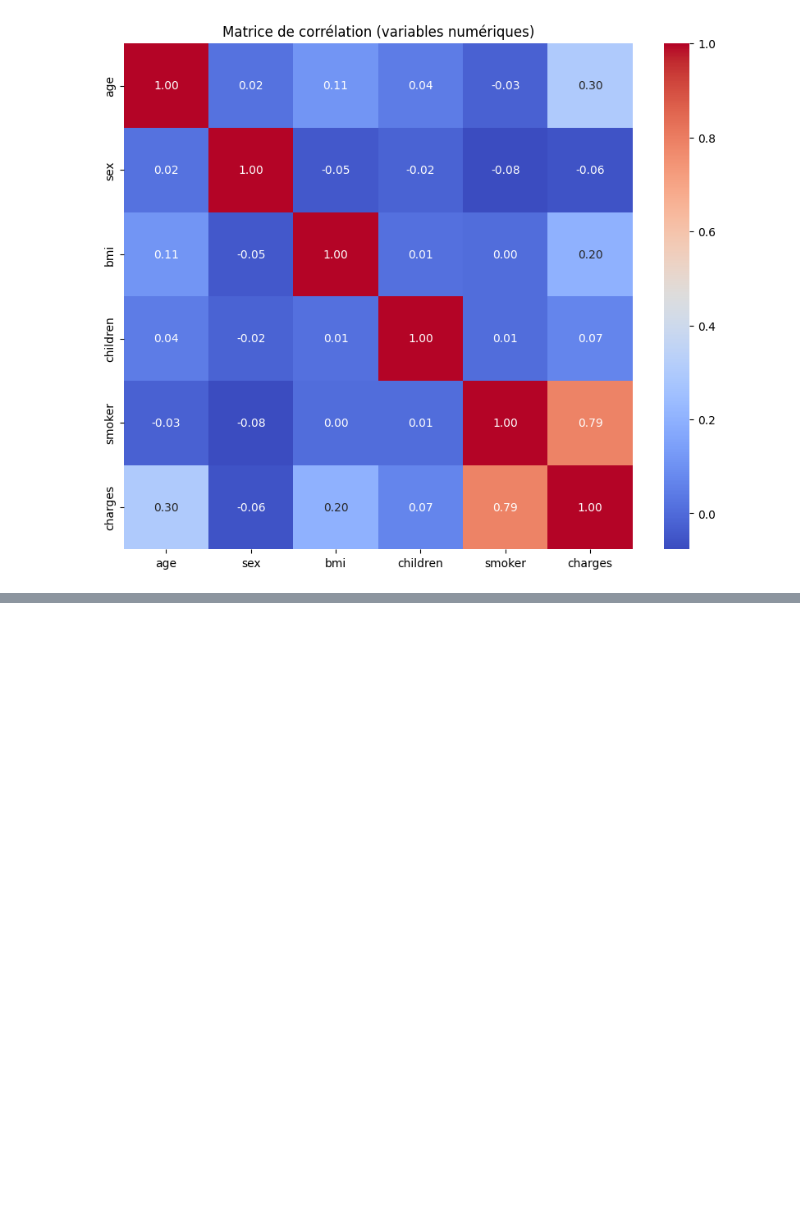
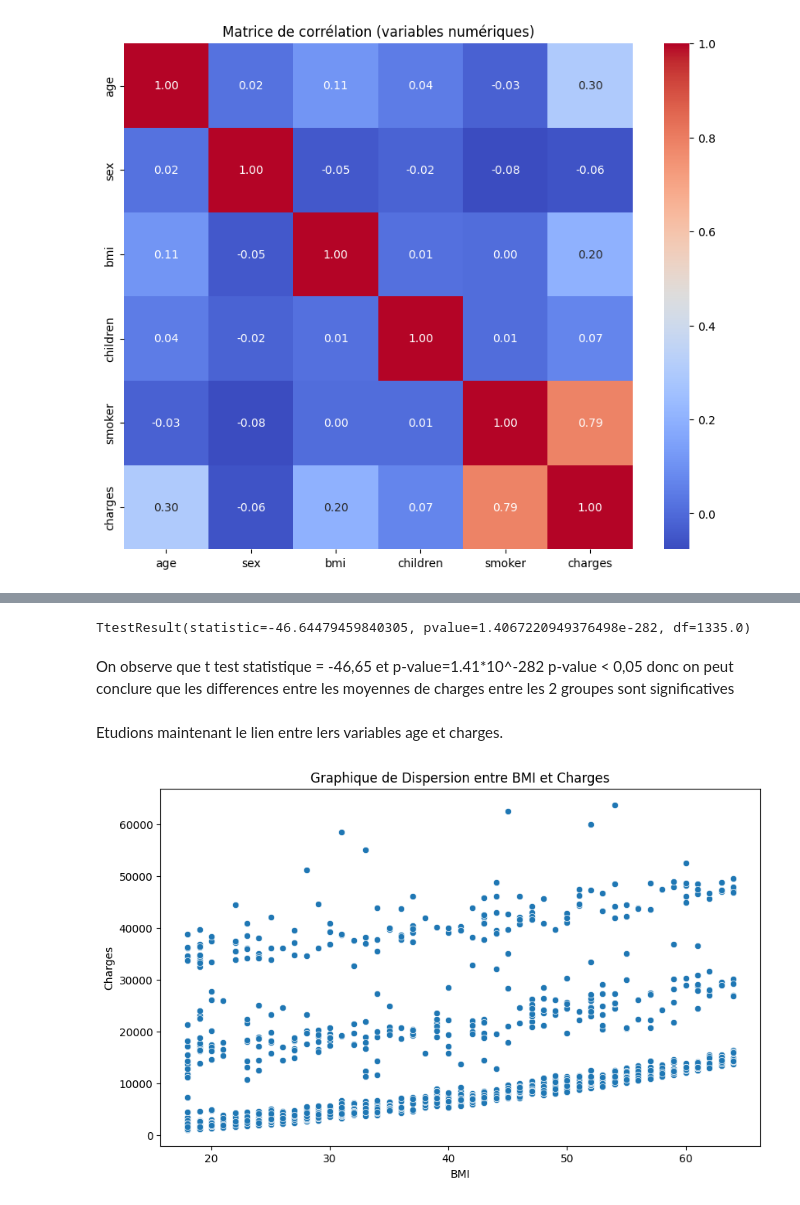
Before and after one commit to ChristianPRO1982/insurance_premium_SC, a Jupyter notebook: analyse.ipynb, the cells around one changed output, grey strips where cells are left out. Drawn from its saved outputs; the diff is of its cells as text; code cells hidden in the pictures; blank space fills up the shorter version.

```diff
--- a/analyse.ipynb
+++ b/analyse.ipynb
@@ -167,0 +168,23 @@ plt.show()
+# %%
+from scipy.stats import ttest_ind
+#le but est d'étudier les moyennes des charges chez les groupes fumeur et non fumeur
+group1 = df[df['smoker']==0]
+group2 = df[df['smoker']==1]
+
+ttest_ind(group1['charges'], group2['charges'])
+# %% [output]
+TtestResult(statistic=-46.64479459840305, pvalue=1.4067220949376498e-282, df=1335.0)
+# %% [markdown]
+On observe que t test statistique = -46,65 et p-value=1.41*10^-282
+p-value < 0,05 donc on peut conclure que les differences entre les moyennes de charges entre les 2 groupes sont significatives
+# %% [markdown]
+Etudions maintenant le lien entre lers variables age et charges.
+# %%
+plt.figure(figsize=(10, 6))
+sns.scatterplot(x='age', y='charges', data=df)
+plt.title('Graphique de Dispersion entre BMI et Charges')
+plt.xlabel('BMI')
+plt.ylabel('Charges')
+plt.show()
+# %% [output]
+[figure, added]
```
Also changed, not shown: parts of 6 cells of this notebook.
